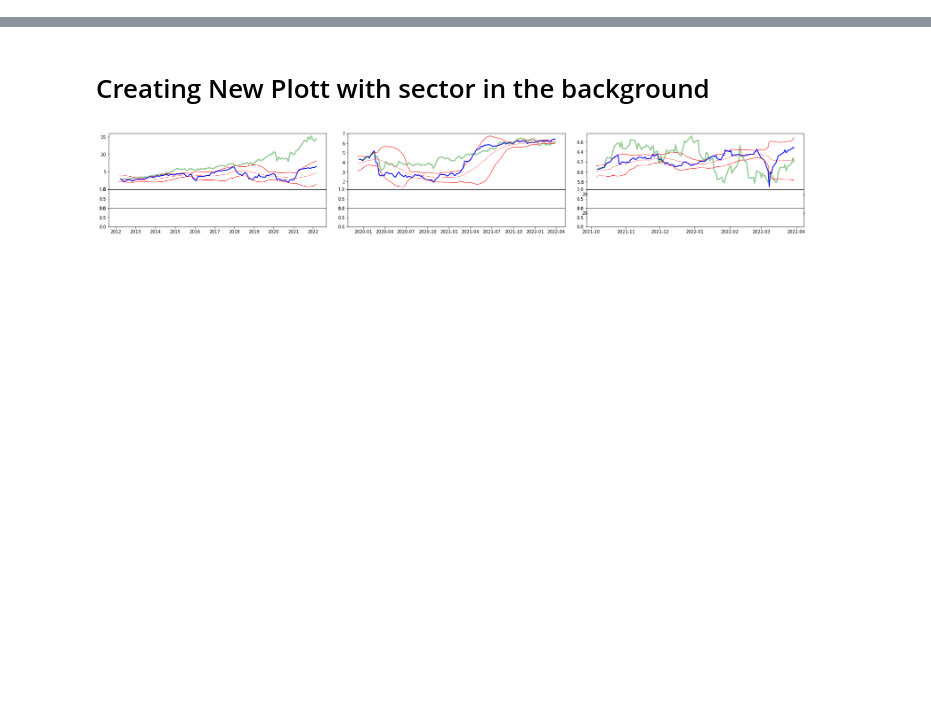
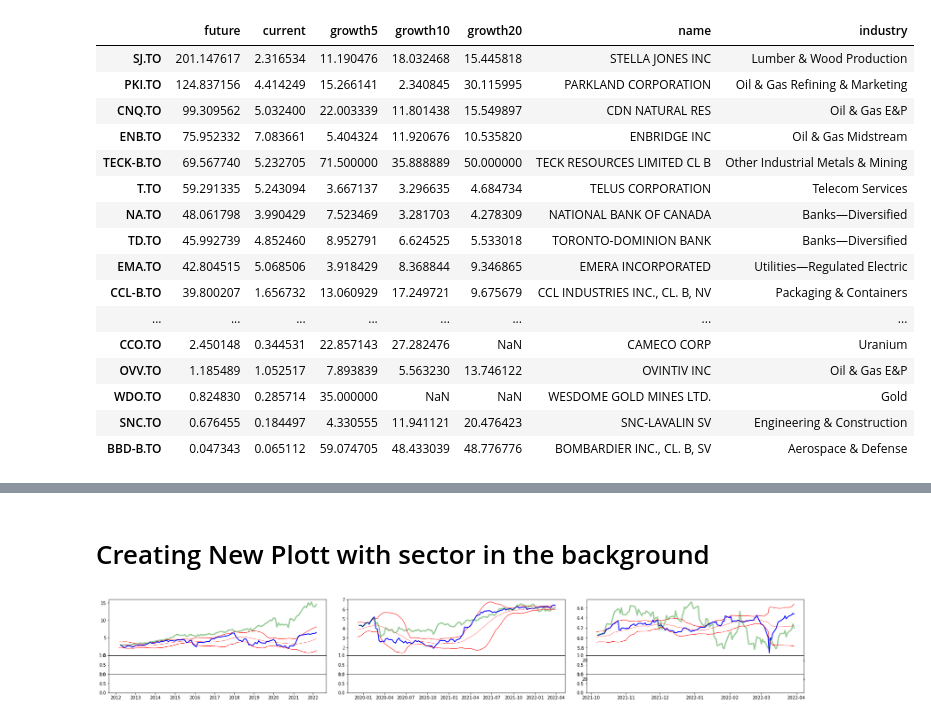
Before and after one commit to matsinthesky/mkt, a Jupyter notebook: portfolio_tracker.ipynb, the cells around one changed output, grey strips where cells are left out. Saved outputs shown, nothing was run; the diff lists cells and outputs as text; code cells hidden in the pictures; blank space fills up the shorter version.

```diff
--- a/portfolio_tracker.ipynb
+++ b/portfolio_tracker.ipynb
@@ -305,0 +388,11 @@ AC.TO TXG.TO X.TO POW.TO NGD.TO MAXR.TO XSH.TO IAG.TO LEV.TO CS.TO CNQ.TO DF.TO
+# %%
+for t in tickers_set:
+    print(t, end=' ')
+    if t in info.keys():
+        if 'industry' in info[t].keys():
+            print (info[t]['industry'])
+#         elif 'quoteType' in info[t].keys():
+#             print (info[t]['quoteType'])
+        else:
+            print (info[t]['quoteType'])
+#             print('')
@@ -306 +417,49 @@ AC.TO TXG.TO X.TO POW.TO NGD.TO MAXR.TO XSH.TO IAG.TO LEV.TO CS.TO CNQ.TO DF.TO
+# %%
+dict={}
+for t in tickers_set:
+    divs = get_all_div(mly[t])
+    growth = get_div_growth(mly[t])
+
+    dg20 = get_div_growth(mly[t])[-20:-10].aggregate('mean')
+    dg10 = get_div_growth(mly[t])[-10:-5].aggregate('mean')
+    dg5 = get_div_growth(mly[t])[-5:].aggregate('mean')
+
+    name=''
+    ind = ''
+    if t in info.keys():
+        name = info[t]['shortName']
+        if 'industry' in info[t].keys():
+            ind = info[t]['industry']
+        else:
+            ind = info[t]['quoteType']
+
+    f_div=0
+    if divs.index.size>12*20:
+        f_div = divs.future_div_rate[-12*20]
+        c_div = divs.div_rate[-1]
+        dt = divs.index[-12*20]
+        txt = '{}\t{}\t{}'.format(t, f_div, c_div)
+        dict[t]=[f_div, c_div, dg5, dg10, dg20, name, ind]
+#         if f_div>20:
+#             print(txt)
+df=pd.DataFrame(dict.values(), index=dict.keys(), columns=['future','current', 'growth5', 'growth10', 'growth20', 'name', 'industry'])
+df.sort_values(by='future', ascending=False)
+# %% [output]
+|  | future | current | growth5 | growth10 | growth20 | name | industry |
+| SJ.TO | 201.147617 | 2.316534 | 11.190476 | 18.032468 | 15.445818 | STELLA JONES INC | Lumber & Wood Production |
+| PKI.TO | 124.837156 | 4.414249 | 15.266141 | 2.340845 | 30.115995 | PARKLAND CORPORATION | Oil & Gas Refining & Marketing |
+| CNQ.TO | 99.309562 | 5.032400 | 22.003339 | 11.801438 | 15.549897 | CDN NATURAL RES | Oil & Gas E&P |
+| ENB.TO | 75.952332 | 7.083661 | 5.404324 | 11.920676 | 10.535820 | ENBRIDGE INC | Oil & Gas Midstream |
+| TECK-B.TO | 69.567740 | 5.232705 | 71.500000 | 35.888889 | 50.000000 | TECK RESOURCES LIMITED CL B | Other Industrial Metals & Mining |
+| T.TO | 59.291335 | 5.243094 | 3.667137 | 3.296635 | 4.684734 | TELUS CORPORATION | Telecom Services |
+| NA.TO | 48.061798 | 3.990429 | 7.523469 | 3.281703 | 4.278309 | NATIONAL BANK OF CANADA | Banks—Diversified |
+| TD.TO | 45.992739 | 4.852460 | 8.952791 | 6.624525 | 5.533018 | TORONTO-DOMINION BANK | Banks—Diversified |
+| EMA.TO | 42.804515 | 5.068506 | 3.918429 | 8.368844 | 9.346865 | EMERA INCORPORATED | Utilities—Regulated Electric |
+| CCL-B.TO | 39.800207 | 1.656732 | 13.060929 | 17.249721 | 9.675679 | CCL INDUSTRIES INC., CL. B, NV | Packaging & Containers |
+| ... | ... | ... | ... | ... | ... | ... | ... |
+| CCO.TO | 2.450148 | 0.344531 | 22.857143 | 27.282476 | NaN | CAMECO CORP | Uranium |
+| OVV.TO | 1.185489 | 1.052517 | 7.893839 | 5.563230 | 13.746122 | OVINTIV INC | Oil & Gas E&P |
+| WDO.TO | 0.824830 | 0.285714 | 35.000000 | NaN | NaN | WESDOME GOLD MINES LTD. | Gold |
+| SNC.TO | 0.676455 | 0.184497 | 4.330555 | 11.941121 | 20.476423 | SNC-LAVALIN SV | Engineering & Construction |
+| BBD-B.TO | 0.047343 | 0.065112 | 59.074705 | 48.433039 | 48.776776 | BOMBARDIER INC., CL. B, SV | Aerospace & Defense |
 # %%
```
Also changed, not shown: parts of 15 cells of this notebook, 8 other files.
